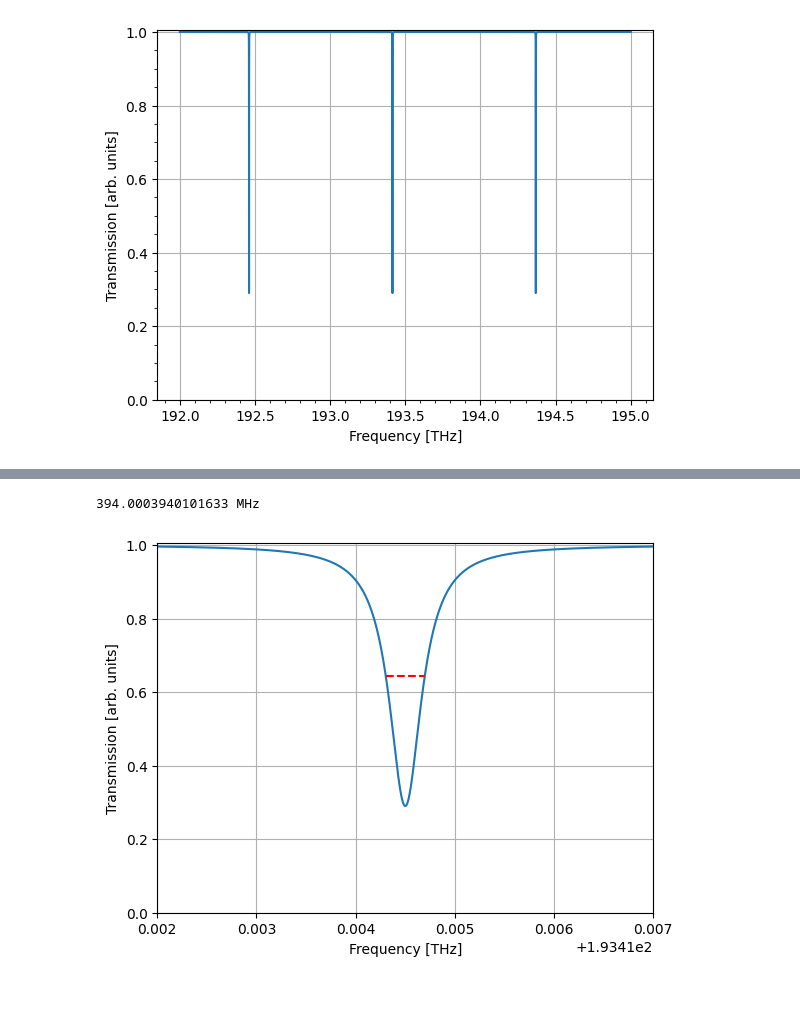
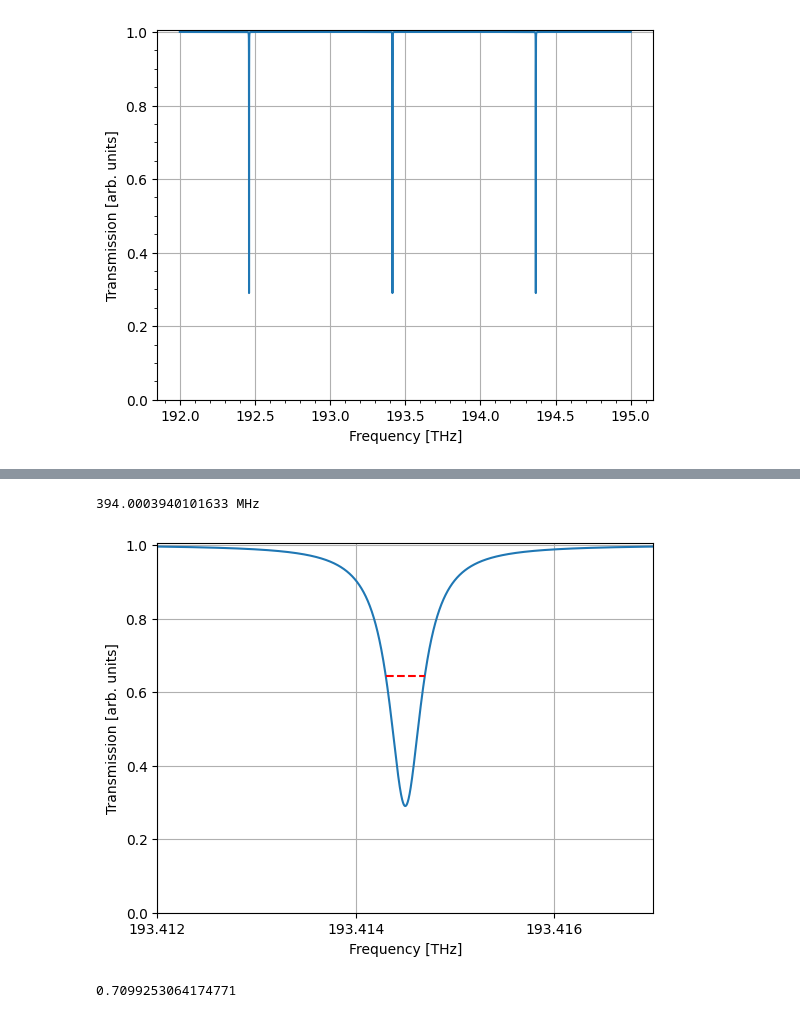
Before and after one commit to auphotonicLab/PICLab-narrow-linewidth, a Jupyter notebook: QTLab/Transmission.ipynb, the cells around one changed output, grey strips where cells are left out. Saved outputs shown, nothing was run; the diff lists cells and outputs as text; code cells hidden in the pictures.

Commit message:
EMode QTLab

```diff
--- a/QTLab/Transmission.ipynb
+++ b/QTLab/Transmission.ipynb
@@ -117,31 +102,39 @@ f_0 = 193.4145e12  # Resonant frequency in Hz
 FSR_f = 954e9  # Free Spectral Range in Hz
 
 frequencies = np.linspace(193e12, 194e12, 1000000)
 transmissions = transmission_frequency(a, coupling, frequencies, f_0, FSR_f)
 
 
 min_index = np.where(transmissions == np.min(transmissions))
 
 half_max = 1-(1-transmissions[min_index])/2
 
 half_max_indices = np.where(transmissions < half_max)
 
 freq_1 = np.min(frequencies[half_max_indices])*1e-12
 freq_2 = np.max(frequencies[half_max_indices])*1e-12
 
 
 
 plt.plot(frequencies*1e-12, transmissions)
 plt.grid()
 plt.xlabel("Frequency [THz]")
 plt.ylabel("Transmission [arb. units]")
 plt.ylim(0, 1.005)
 # plt.minorticks_on()
 plt.hlines(half_max,xmin=freq_1, xmax=freq_2, colors='r', linestyles='dashed', label='50% Transmission')
 
 plt.xlim(193.412, 193.417)
+plt.xticks([193.412, 193.414, 193.416])
+plt.gca().xaxis.set_major_formatter(plt.FormatStrFormatter('%.3f'))
 
 print((freq_2-freq_1)*1e6, "MHz")
+
+plt.savefig(r"C:\Users\au617810\OneDrive - Aarhus universitet\O-drive - Jeppe\QTLab\Instruction manual sources\transmission_linewidth.svg", dpi=300)
 # %% [output]
 394.0003940101633 MHz
-[figure, old version]
+[figure, new version]
+# %%
+A_front_factor(a, coupling)
+# %% [output]
+0.7099253064174771
```
Also changed, not shown: parts of 3 cells of this notebook, 38 other files.
